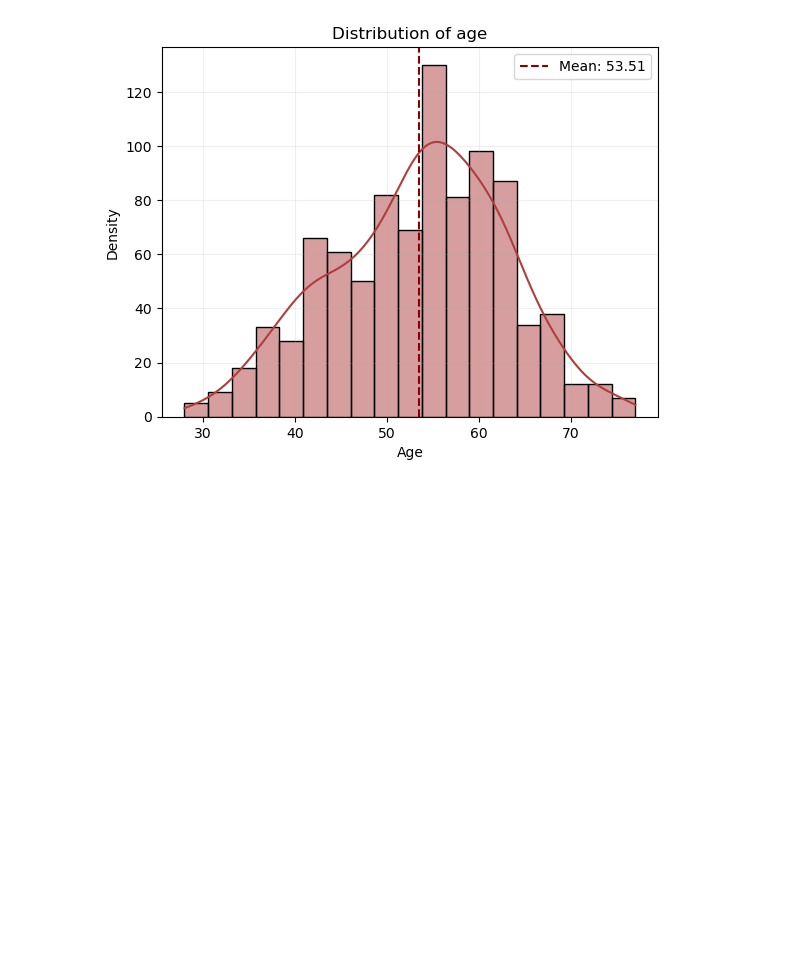
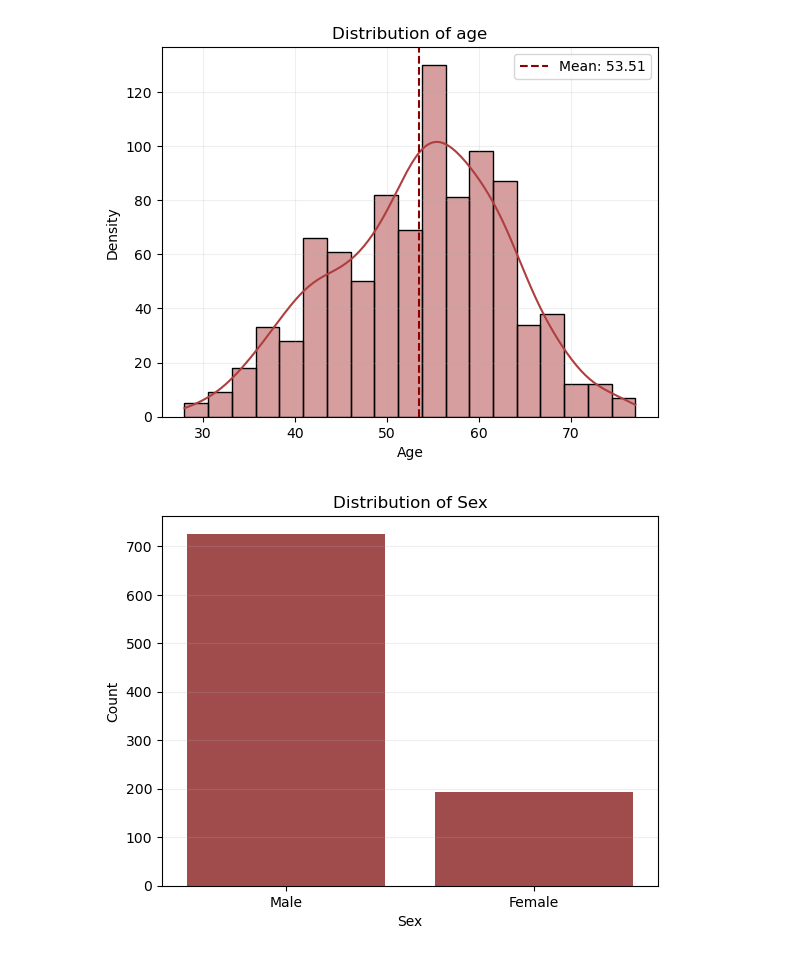
Before and after one commit to imelinc/heart-disease-project, a Jupyter notebook: heart-disease-project.ipynb, the cells around one changed output. Saved outputs shown, nothing was run; the diff lists cells and outputs as text; code cells hidden in the pictures; blank space fills up the shorter version.

Commit message:
Plotting sex dist

```diff
--- a/heart-disease-project.ipynb
+++ b/heart-disease-project.ipynb
@@ -150,3 +150,12 @@ Mean of age: 53.51086956521739
 Median of age: 54.0
 Mode of age: 54
 [figure]
+# %%
+# Let's plot now the distribution of males and females
+sns.barplot(df.sex.value_counts(), color ="#AF3E3E")
+plt.title("Distribution of Sex")
+plt.xlabel("Sex")
+plt.ylabel("Count")
+plt.grid(True, alpha=0.2, axis = 'y')
+# %% [output]
+[figure, added]
```
